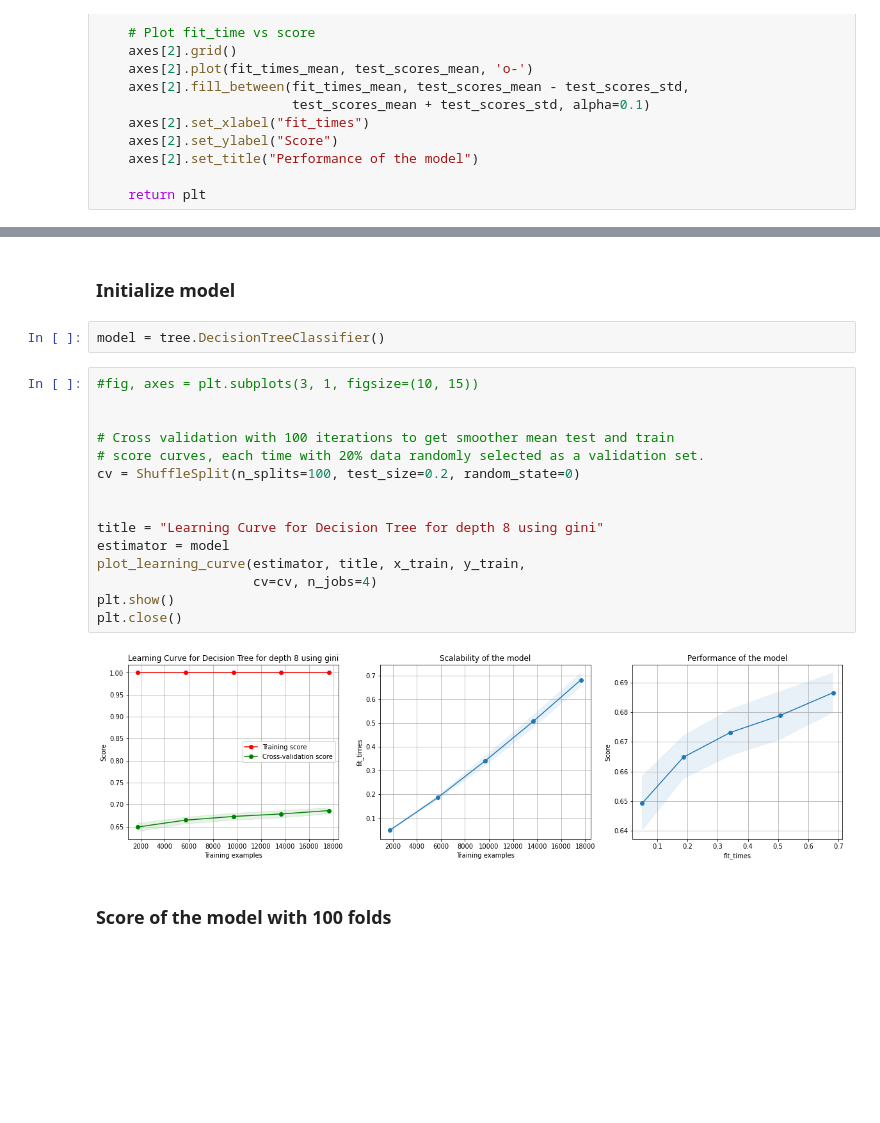
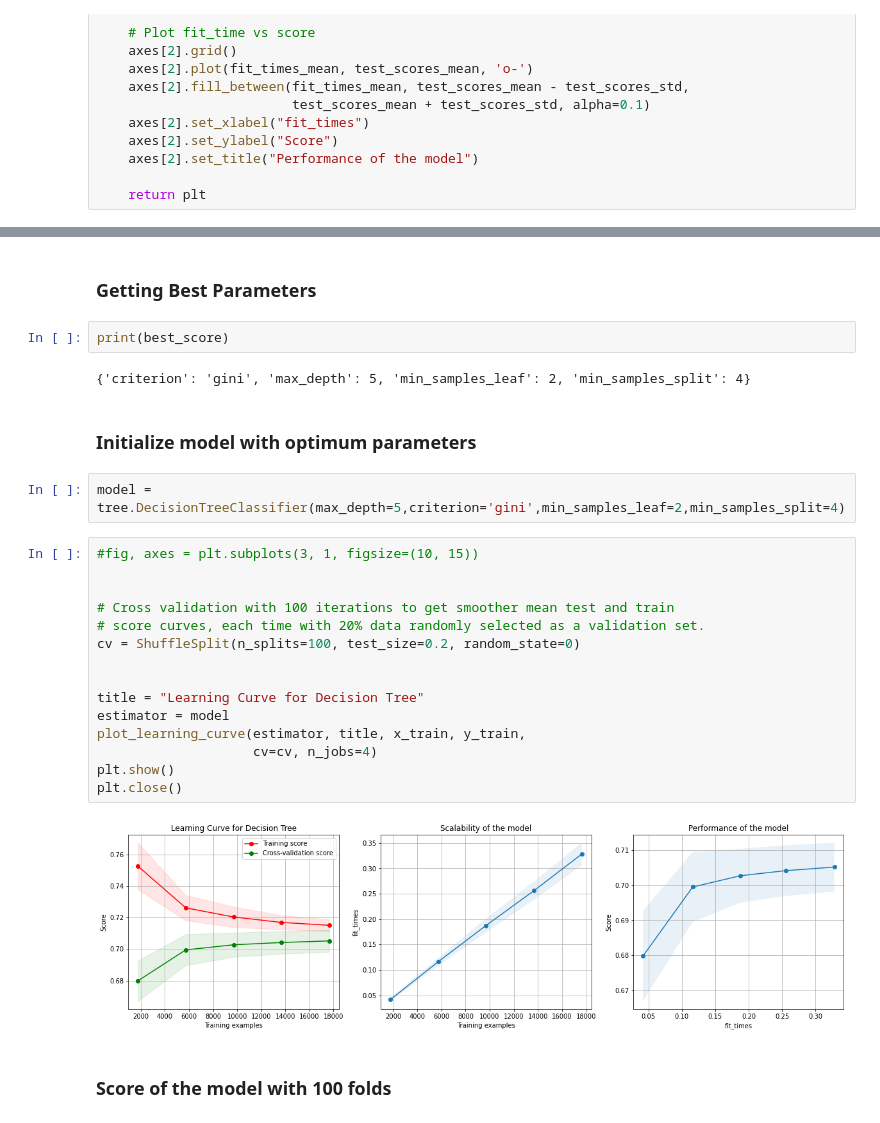
Before and after one commit to prashanth21S/EngagementClassification2021, a Jupyter notebook: Decision Tree Optimized.ipynb, the cells around one changed output, grey strips where cells are left out. Cells and saved outputs as stored; diff of their text form; blank space fills up the shorter version.

Commit message:
Updated Decision Tree Optimized,and SVM

```diff
--- a/Decision Tree Optimized.ipynb
+++ b/Decision Tree Optimized.ipynb
@@ -94,24 +139,30 @@ def plot_learning_curve(estimator, title, X, y, axes=None, ylim=None, cv=None,
+# %% [markdown]
+### Getting Best Parameters
+# %%
+print(best_score)
+# %% [output]
+{'criterion': 'gini', 'max_depth': 5, 'min_samples_leaf': 2, 'min_samples_split': 4}
 # %% [markdown]
-### Initialize model
+### Initialize model with optimum parameters
-# %%
-model = tree.DecisionTreeClassifier()
+# %%
+model = tree.DecisionTreeClassifier(max_depth=5,criterion='gini',min_samples_leaf=2,min_samples_split=4)
 # %%
 #fig, axes = plt.subplots(3, 1, figsize=(10, 15))
 
 
 # Cross validation with 100 iterations to get smoother mean test and train
 # score curves, each time with 20% data randomly selected as a validation set.
 cv = ShuffleSplit(n_splits=100, test_size=0.2, random_state=0)
 
 
-title = "Learning Curve for Decision Tree for depth 8 using gini"
+title = "Learning Curve for Decision Tree"
 estimator = model
 plot_learning_curve(estimator, title, x_train, y_train,
                     cv=cv, n_jobs=4)
 plt.show()
 plt.close()
 # %% [output]
-[figure, old version]
+[figure, new version]
 # %% [markdown]
 ### Score of the model with 100 folds
 # %%
```
Also changed, not shown: parts of 16 cells of this notebook, 9 other files.
